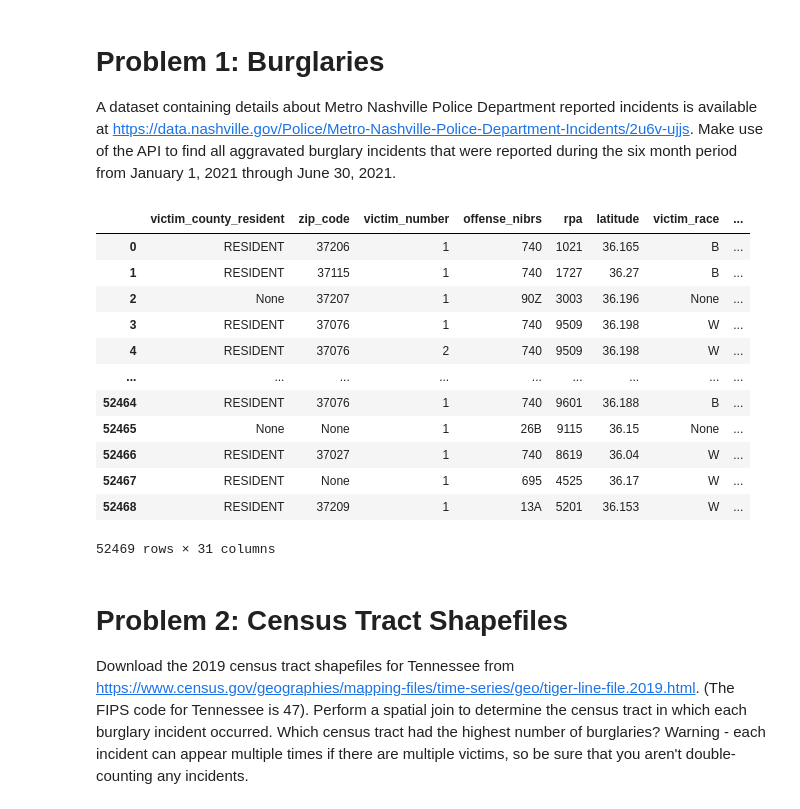
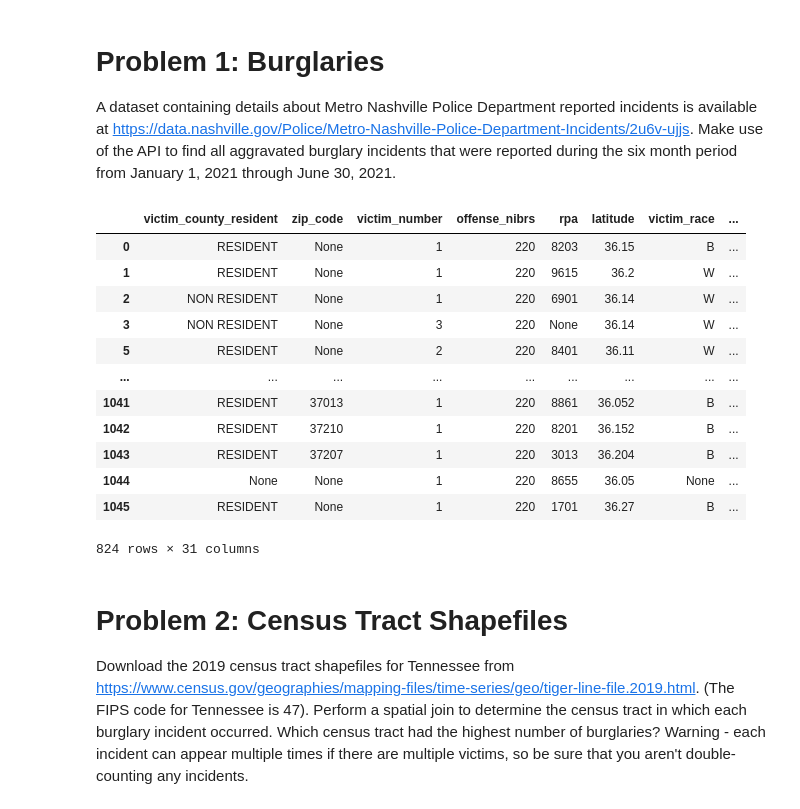
Before and after one commit to jrioross/nashville-burglaries, a Jupyter notebook: burglaries_geospatial.ipynb, the cells around one changed output. Saved outputs shown, nothing was run; the diff lists cells and outputs as text; code cells hidden in the pictures.

```diff
--- a/burglaries_geospatial.ipynb
+++ b/burglaries_geospatial.ipynb
@@ -15,38 +15,41 @@ A dataset containing details about Metro Nashville Police Department reported in
 # %%
 endpoint = "https://data.nashville.gov/resource/2u6v-ujjs.geojson?"
 offset = 0
 limit = 10000
 burg = gpd.GeoDataFrame()
 while True:
     params1 = {
+        "offense_description":"BURGLARY- AGGRAVATED",
+        #offense_nibrs":220,
         "$where":"incident_reported between '2021-01-01T00:00:00.000' and '2021-06-30T00:00:00.000'",
         "$offset":offset,
         "$limit":limit
     }
     res = requests.get(endpoint, params1)
     res_gdf = gpd.read_file(res.text)
     burg = gpd.GeoDataFrame(pd.concat([burg, res_gdf], ignore_index = True))
 
     if len(res_gdf) != limit:
         break
 
     offset += limit
 
+burg = burg.drop_duplicates(subset = 'incident_number')
 burg
 # %% [output]
 |  | victim_county_resident | zip_code | victim_number | offense_nibrs | rpa | latitude | victim_race | ... |
-| 0 | RESIDENT | 37206 | 1 | 740 | 1021 | 36.165 | B | ... |
-| 1 | RESIDENT | 37115 | 1 | 740 | 1727 | 36.27 | B | ... |
-| 2 | None | 37207 | 1 | 90Z | 3003 | 36.196 | None | ... |
-| 3 | RESIDENT | 37076 | 1 | 740 | 9509 | 36.198 | W | ... |
-| 4 | RESIDENT | 37076 | 2 | 740 | 9509 | 36.198 | W | ... |
+| 0 | RESIDENT | None | 1 | 220 | 8203 | 36.15 | B | ... |
+| 1 | RESIDENT | None | 1 | 220 | 9615 | 36.2 | W | ... |
+| 2 | NON RESIDENT | None | 1 | 220 | 6901 | 36.14 | W | ... |
+| 3 | NON RESIDENT | None | 3 | 220 | None | 36.14 | W | ... |
+| 5 | RESIDENT | None | 2 | 220 | 8401 | 36.11 | W | ... |
 | ... | ... | ... | ... | ... | ... | ... | ... | ... |
-| 52464 | RESIDENT | 37076 | 1 | 740 | 9601 | 36.188 | B | ... |
-| 52465 | None | None | 1 | 26B | 9115 | 36.15 | None | ... |
-| 52466 | RESIDENT | 37027 | 1 | 740 | 8619 | 36.04 | W | ... |
-| 52467 | RESIDENT | None | 1 | 695 | 4525 | 36.17 | W | ... |
-| 52468 | RESIDENT | 37209 | 1 | 13A | 5201 | 36.153 | W | ... |
+| 1041 | RESIDENT | 37013 | 1 | 220 | 8861 | 36.052 | B | ... |
+| 1042 | RESIDENT | 37210 | 1 | 220 | 8201 | 36.152 | B | ... |
+| 1043 | RESIDENT | 37207 | 1 | 220 | 3013 | 36.204 | B | ... |
+| 1044 | None | None | 1 | 220 | 8655 | 36.05 | None | ... |
+| 1045 | RESIDENT | None | 1 | 220 | 1701 | 36.27 | B | ... |
-52469 rows × 31 columns
+824 rows × 31 columns
 # %% [markdown]
 # Problem 2: Census Tract Shapefiles
 
```
Also changed, not shown: parts of 14 cells of this notebook.
